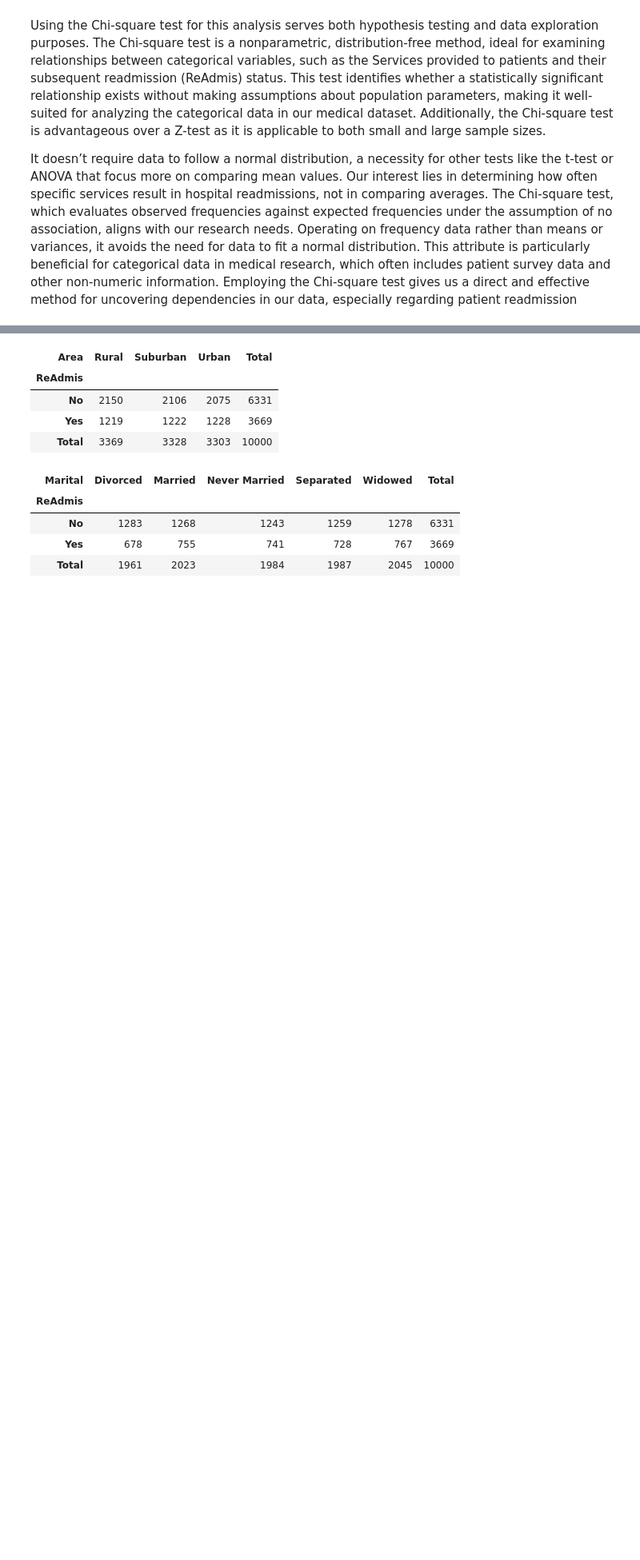
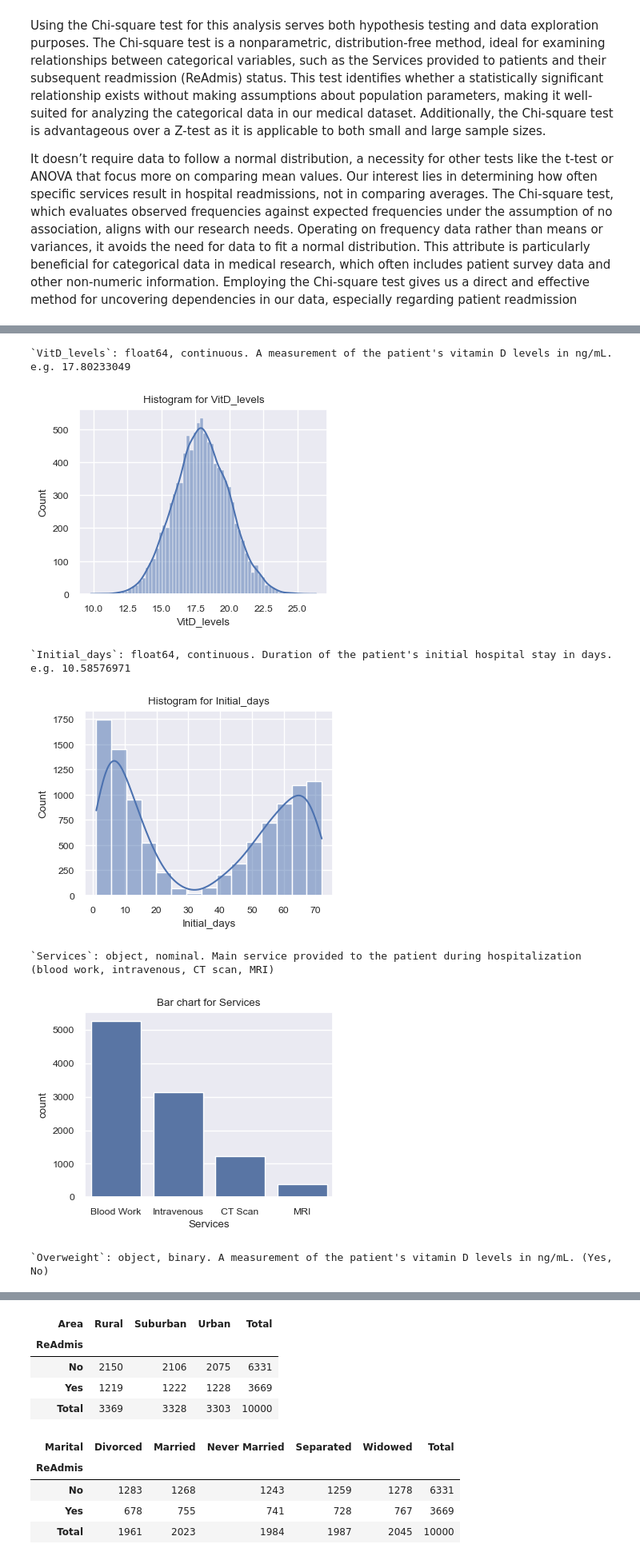
Before and after one commit to vertigoa/master, a Jupyter notebook: main.ipynb, the cells around one changed output, grey strips where cells are left out. Shown at 80% size. Drawn from its saved outputs; the diff is of its cells as text; code cells hidden in the pictures; blank space fills up the shorter version.

```diff
--- a/main.ipynb
+++ b/main.ipynb
@@ -895,0 +918,41 @@ It doesn’t require data to follow a normal distribution, a necessity for other
+# %%
+import seaborn as sns
+import matplotlib.pyplot as plt
+# Set the font size for all plots
+sns.set(font_scale=0.8)
+
+# Histogram for 'VitD_levels'
+print("`VitD_levels`: float64, continuous. A measurement of the patient's vitamin D levels in ng/mL. e.g. 17.80233049")
+plt.figure(figsize=(4, 3))
+sns.histplot(data=df, x='VitD_levels', kde=True)
+plt.title('Histogram for VitD_levels')
+plt.show()
+
+# Histogram for 'Initial_days'
+print("`Initial_days`: float64, continuous. Duration of the patient's initial hospital stay in days. e.g. 10.58576971")
+plt.figure(figsize=(4, 3))
+sns.histplot(data=df, x='Initial_days', kde=True)
+plt.title('Histogram for Initial_days')
+plt.show()
+
+# Bar chart for 'Services'
+print("`Services`: object, nominal. Main service provided to the patient during hospitalization (blood work, intravenous, CT scan, MRI)")
+plt.figure(figsize=(4, 3))
+sns.countplot(data=df, x='Services')
+plt.title('Bar chart for Services')
+plt.show()
+
+# Bar chart for 'Overweight'
+print("`Overweight`: object, binary. A measurement of the patient's vitamin D levels in ng/mL. (Yes, No)")
+plt.figure(figsize=(4, 3))
+sns.countplot(data=df, x='Overweight')
+plt.title('Bar chart for Overweight')
+plt.show()
+# %% [output]
+`VitD_levels`: float64, continuous. A measurement of the patient's vitamin D levels in ng/mL. e.g. 17.80233049
+[figure, added]
+`Initial_days`: float64, continuous. Duration of the patient's initial hospital stay in days. e.g. 10.58576971
+[figure, added]
+`Services`: object, nominal. Main service provided to the patient during hospitalization (blood work, intravenous, CT scan, MRI)
+[figure, added]
+`Overweight`: object, binary. A measurement of the patient's vitamin D levels in ng/mL. (Yes, No)
```
Also changed, not shown: parts of 5 cells of this notebook, 2 other files.
